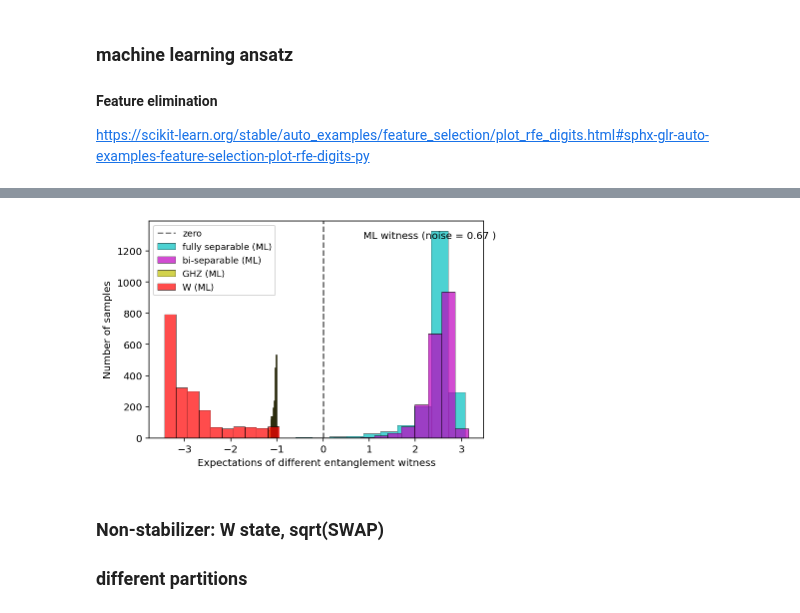
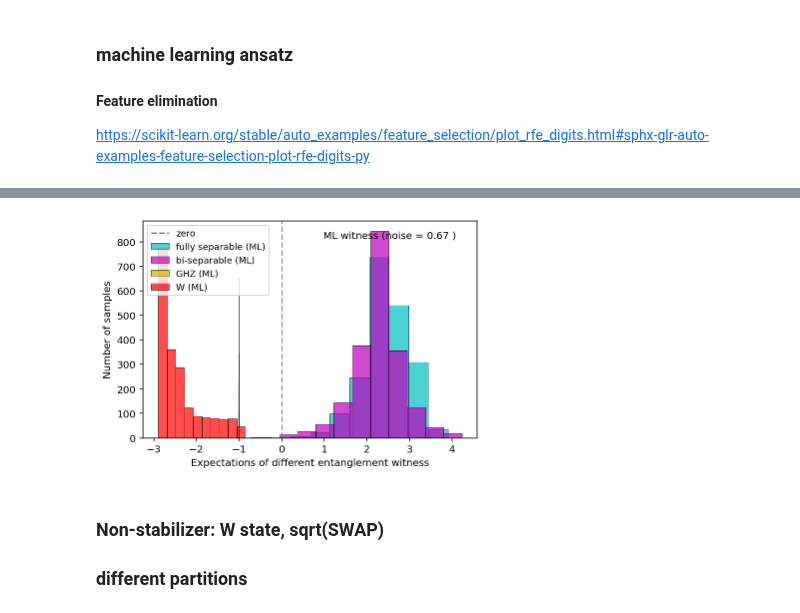
Before and after one commit to Jue-Xu/Entanglement-Witness, a Jupyter notebook: Code/Entangle.ipynb, the cells around one changed output, grey strips where cells are left out. Drawn from its saved outputs; the diff is of its cells as text; code cells hidden in the pictures.

```diff
--- a/Code/Entangle.ipynb
+++ b/Code/Entangle.ipynb
@@ -352,7 +323,7 @@ for i, noise_limit in enumerate([1/3, 1/2]):
     for j, witness in enumerate([witness_ghz_3, witness_w_3_project]):
         ## generate training data
         # GHZ and W state samples with white noise
-        ghz_3_density = generate_coherent_noisy_ghz_ensemble(n=3, m=size_train, theta_limit=pi/2, phi_limit=pi*0.7)
+        ghz_3_density = generate_coherent_noisy_ghz_ensemble(n=3, m=size_train, theta_limit=1/2, phi_limit=0.7)
         # ghz_3_density = generate_noisy_ghz_ensemble(n=3,m=size_train,noise_limit=noise_limit)
         w_3_density = generate_noisy_w_ensemble(n=3,m=size_train,noise_limit=noise_limit)
 
@@ -439,11 +410,7 @@ https://scikit-learn.org/stable/auto_examples/feature_selection/plot_rfe_digits.
 # %%
 size_train = 2000
 size_test = 1000
-
 noise_limit = 4/6
-to_features = 8
-print(f'# features: {to_features}')
-
 
 ##################### training ########################
 # input_states = [generate_rand_product_state(3, 2 * size_train), ghz_3_density, w_3_density]
@@ -451,7 +418,7 @@ print(f'# features: {to_features}')
 # print(labels)
 fully_sep_state = generate_rand_product_state(n=3,m=size_train*2,noise_limit=0,is_pure=False)
 bi_sep_state    = generate_noisy_biseparable(n_A=1,n_B=2, m=size_train*2,noise_limit=noise_limit)
-ghz3_state = generate_coherent_noisy_ghz_ensemble(n=3, m=size_train*2, theta_limit=pi/2, phi_limit=pi*0.7)
+ghz3_state = generate_coherent_noisy_ghz_ensemble(n=3, m=size_train*2, theta_limit=0.6, phi_limit=0.7)
 # ghz3_state      = generate_noisy_ghz_ensemble(n=3,m=size_train*2,noise_limit=noise_limit)
 w3_state        = generate_noisy_w_ensemble(n=3,m=size_train*2,noise_limit=noise_limit)
 
@@ -462,29 +429,25 @@ ghz3_data = [ghz3_state[:size_train], const_label(0,size_train)]
 w3_data = [w3_state[:size_train], const_label(0,size_train)]
 
 # SVM
+three_pauli_tomo_operators = pauli_tensor_observables(n_qubit=3)
+three_pauli_tomo_labels = pauli_tensor_labels(n_qubit=3)
+X, y = construct_training_dataset(
+    states_labels=[fully_sep_data, bi_sep_data, ghz3_data, w3_data],
+    operators=three_pauli_tomo_operators)
+
+# (X, Y) = assemble_training_dataset(size_train)
+to_features = 5
+print(f'# randomly selected features: {to_features}')
+
 accuracy = 0.0
 while accuracy < 0.999:
+    select_indices = random.sample([i for i in range(len(three_pauli_tomo_operators))], to_features)
+    select_labels  = three_pauli_tomo_labels[select_indices]
+    print('selected Pauli operators:', select_labels)
 
-    three_pauli_subset, three_pauli_label_subset = tomographic_ansatz(n_qubit=3,n_feature=to_features)
-    X, y = construct_training_dataset(
-        states_labels=[fully_sep_data, bi_sep_data, ghz3_data, w3_data],
-        operators=three_pauli_subset)
-    # print('# features', len(X[0]))
-    print('selected pauli operators:',three_pauli_label_subset)
-    # print(Y)
-    n_sample = len(X)
-    X_train = X[:int(0.9 * n_sample)]
-    # print(X_train)
-    y_train = y[:int(0.9 * n_sample)]
-    X_test = X[int(0.9 * n_sample):]
-    y_test = y[int(0.9 * n_sample):]
+    # non-linear kernel SVM
+    witness, accuracy = svm_train_witness(X=X[:, select_indices], y=y, size_test=size_test)
 
-    clf = svm.SVC()
-    clf.fit(X_train, y_train)
-    train_score = clf.score(X_train, y_train)
-    test_score  = clf.score(X_test, y_test)
-    print(f'train score: {train_score:.4f}; test score: {test_score:.4f}')
-    accuracy = (train_score+test_score)/2
 
 ##################### testing ########################
 # fully_sep_test = generate_rand_product_density(3, size_test)
@@ -494,21 +457,16 @@ ghz3_test = ghz3_state[size_train:]
 w3_test = w3_state[size_train:]
 
 test_dataset = [fully_sep_test, bi_sep_test, ghz3_test, w3_test]
-# test_1 = generate_two_qubit_random_pure_state_PPT(size_test)[1]
 
-comparison_legend = ['zero', 'fully separable (ML)', 'bi-separable (ML)', 'GHZ (ML)', 'W (ML)']
-# three_qubit_legend = ['zero', 'fully separable (GHZ witness)', 'GHZ3 (GHZ witness)', 'W3 (GHZ witness)', 'fully separable (W witness)','W3 (W witness)', 'GHZ (W witness)', 'fully separable (ML)', 'GHZ (ML)', 'W (ML)']
-decision_test = []
-for test_data in test_dataset:
+feature_test_set = [evaluate_features(operators=three_pauli_tomo_operators,states=data)[:,select_indices] for data in test_dataset]
+test_expectation_lists = evaluate_witness(witness=witness, features_set=feature_test_set)
 
-    feature_test = [expect(three_pauli_subset, state) for state in test_data]
-    prediction_test = clf.predict(feature_test)
-    # print(prediction_three_1)
-    decision_test.append( clf.decision_function(feature_test) )
 
 fig, ax = plt.subplots(figsize=(6, 4))
 title = f'ML witness (noise = {noise_limit:.2f} )'
-plot_expectation_hist(ax, decision_test, comparison_legend,title=title)
+comparison_legend = ['zero', 'fully separable (ML)', 'bi-separable (ML)', 'GHZ (ML)', 'W (ML)']
+# three_qubit_legend = ['zero', 'fully separable (GHZ witness)', 'GHZ3 (GHZ witness)', 'W3 (GHZ witness)', 'fully separable (W witness)','W3 (W witness)', 'GHZ (W witness)', 'fully separable (ML)', 'GHZ (ML)', 'W (ML)']
+plot_expectation_hist(ax, test_expectation_lists, comparison_legend, title=title)
 
 ##################### plot ########################
 
@@ -527,4 +493,4 @@ train score: 0.9993; test score: 0.9988
-[figure, old version]
+[figure, new version]
 # %% [markdown]
 ### Non-stabilizer: W state, sqrt(SWAP)
 ### different partitions
```
Also changed, not shown: parts of 3 cells of this notebook, 5 other files.
